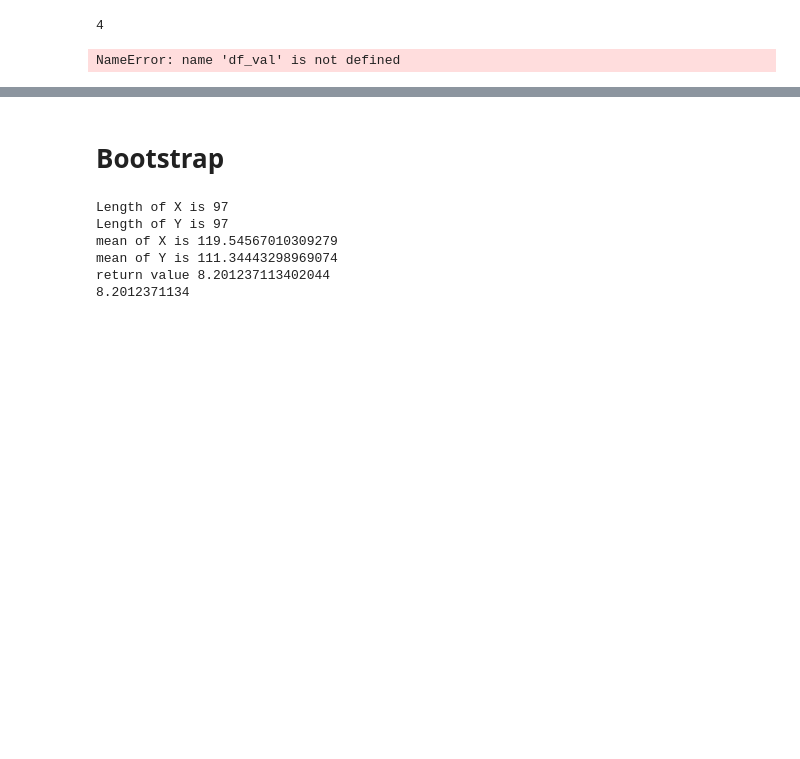
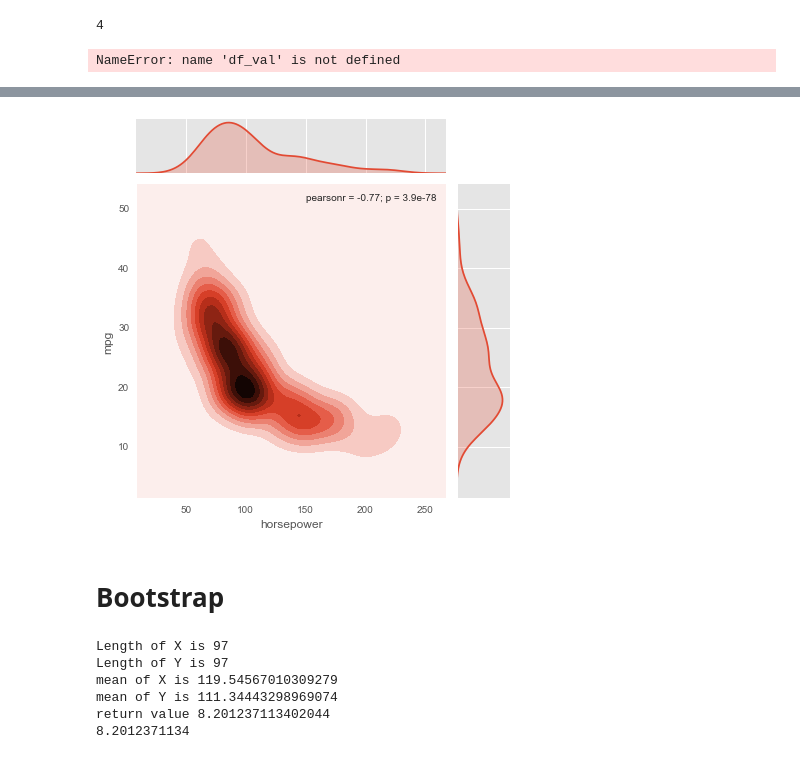
Before and after one commit to devesh-k/Modelling, a Jupyter notebook: Chapter 5.ipynb, the cells around one changed output, grey strips where cells are left out. Drawn from its saved outputs; the diff is of its cells as text; code cells hidden in the pictures; blank space fills up the shorter version.

```diff
--- a/Chapter 5.ipynb
+++ b/Chapter 5.ipynb
@@ -96,3 +106,7 @@ len(df_val)
+# %%
+sns.jointplot(x="horsepower", y="mpg", data=train_df, kind="kde");
+# %% [output]
+[figure, added]
 # %% [markdown]
 # Bootstrap
 # %%
```
Also changed, not shown: parts of 49 cells of this notebook, 10 other files.
